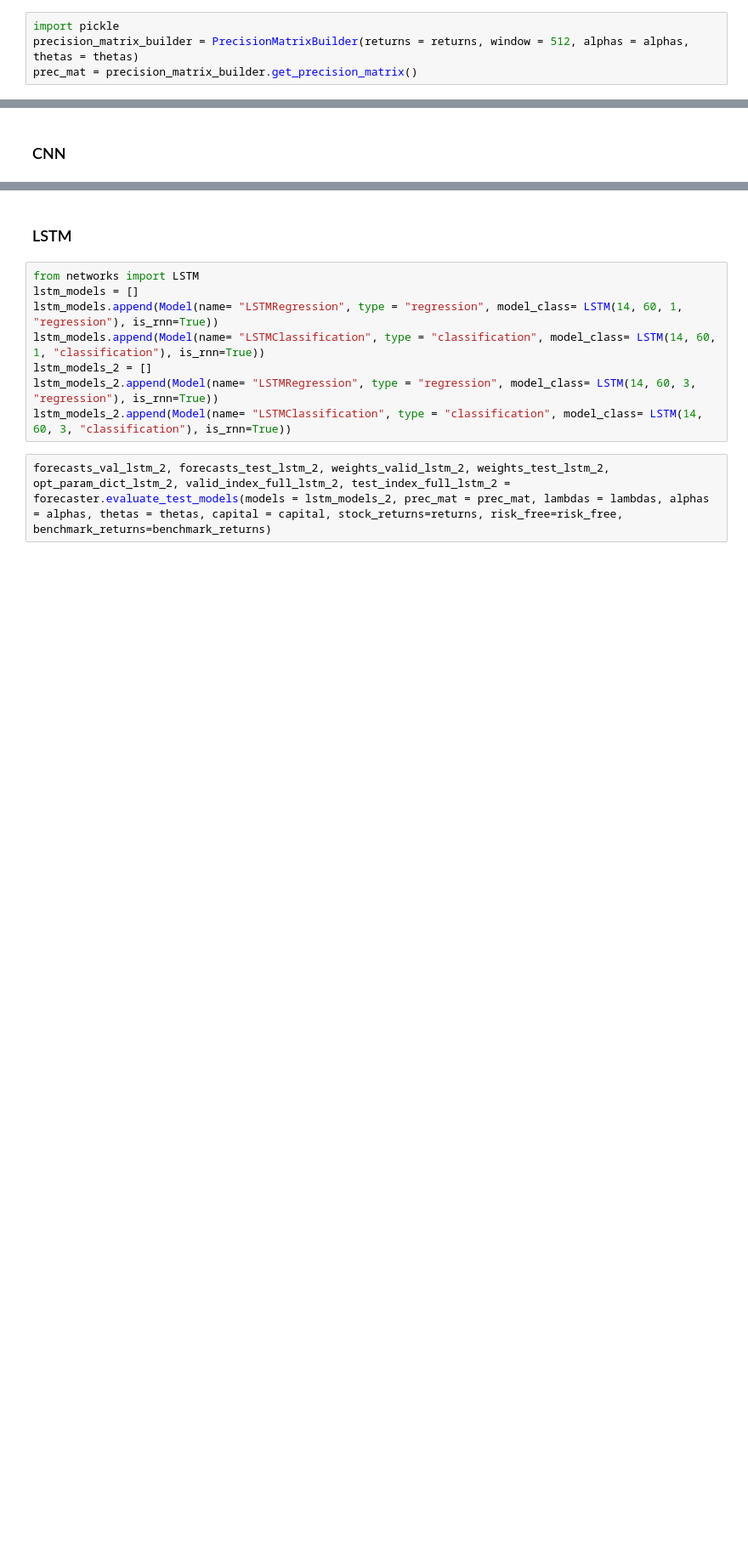
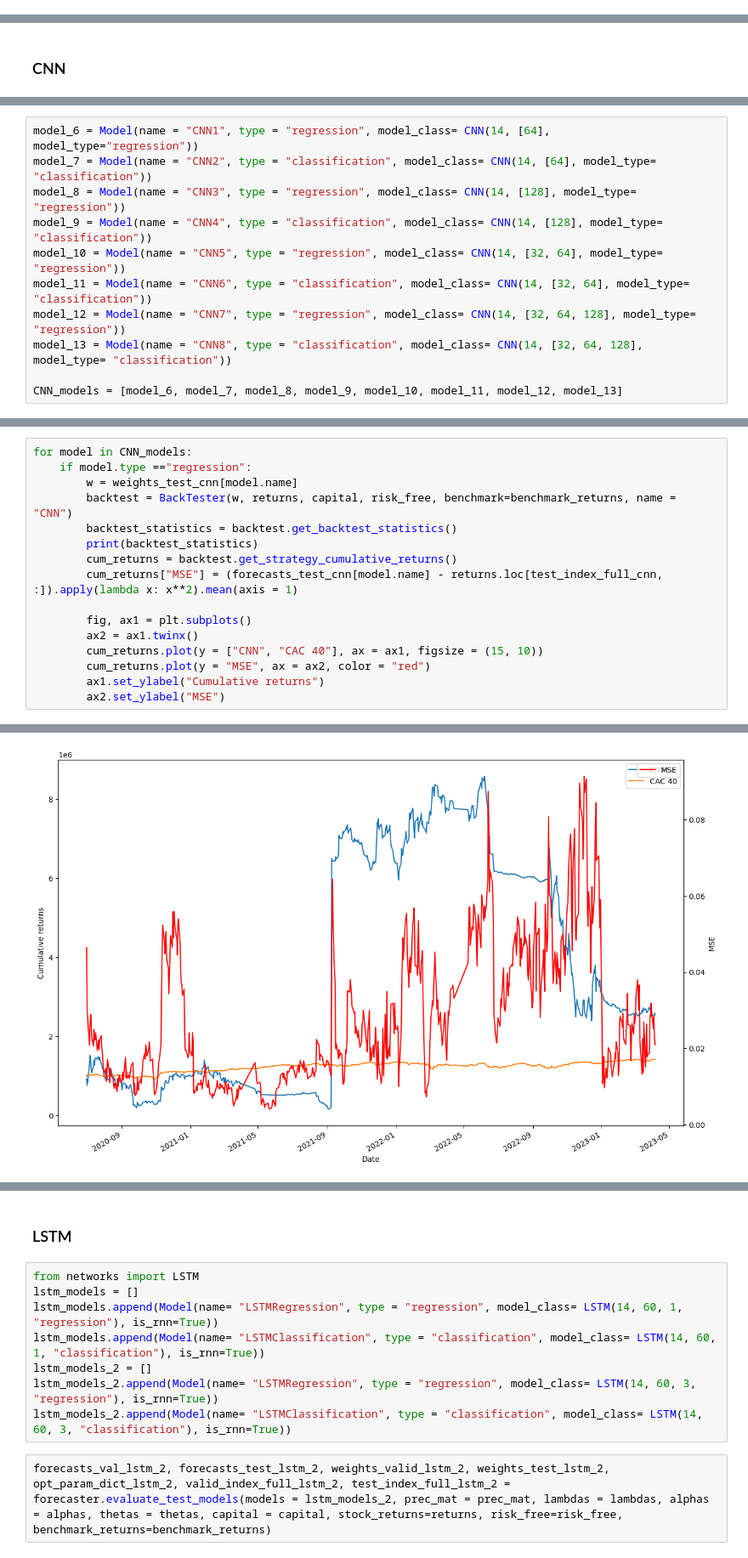
Before and after one commit to mattdimi/DLPSRP, a Jupyter notebook: ModelTesting.ipynb, the cells around one changed output, grey strips where cells are left out. Shown at 85% size. Cells and saved outputs as stored; diff of their text form; blank space fills up the shorter version.

```diff
--- a/ModelTesting.ipynb
+++ b/ModelTesting.ipynb
@@ -49,7 +45,3 @@ capital = config["capital"]
 returns = dataloader.load_returns()
 # %% [markdown]
 The following cells can be run once to download the precision matrix if it is not already saved.
-# %%
-import pickle
-precision_matrix_builder = PrecisionMatrixBuilder(returns = returns, window = 512, alphas = alphas, thetas = thetas)
-prec_mat = precision_matrix_builder.get_precision_matrix()
@@ -223,2 +189,13 @@ CNN_models = [model_6] #, model_7]
+# %%
+model_6 = Model(name = "CNN1", type = "regression", model_class= CNN(14, [64], model_type="regression"))
+model_7 = Model(name = "CNN2", type = "classification", model_class= CNN(14, [64], model_type= "classification"))
+model_8 = Model(name = "CNN3", type = "regression", model_class= CNN(14, [128], model_type= "regression"))
+model_9 = Model(name = "CNN4", type = "classification", model_class= CNN(14, [128], model_type= "classification"))
+model_10 = Model(name = "CNN5", type = "regression", model_class= CNN(14, [32, 64], model_type= "regression"))
+model_11 = Model(name = "CNN6", type = "classification", model_class= CNN(14, [32, 64], model_type= "classification"))
+model_12 = Model(name = "CNN7", type = "regression", model_class= CNN(14, [32, 64, 128], model_type= "regression"))
+model_13 = Model(name = "CNN8", type = "classification", model_class= CNN(14, [32, 64, 128], model_type= "classification"))
+
+CNN_models = [model_6, model_7, model_8, model_9, model_10, model_11, model_12, model_13]
 # %%
 forecasts_val_cnn, forecasts_test_cnn, weights_valid_cnn, weights_test_cnn, opt_param_dict_cnn, valid_index_full_cnn, test_index_full_cnn = forecaster.evaluate_test_models(models = CNN_models, prec_mat = prec_mat, lambdas = lambdas, alphas = alphas, thetas = thetas, capital = capital, stock_returns=returns, risk_free=risk_free, benchmark_returns=benchmark_returns)
@@ -231,0 +202,17 @@ RuntimeError: mat1 and mat2 shapes cannot be multiplied (64x32 and 64x64)
+# %%
+for model in CNN_models:
+    if model.type =="regression":
+        w = weights_test_cnn[model.name]
+        backtest = BackTester(w, returns, capital, risk_free, benchmark=benchmark_returns, name = "CNN")
+        backtest_statistics = backtest.get_backtest_statistics()
+        print(backtest_statistics)
+        cum_returns = backtest.get_strategy_cumulative_returns()
+        cum_returns["MSE"] = (forecasts_test_cnn[model.name] - returns.loc[test_index_full_cnn, :]).apply(lambda x: x**2).mean(axis = 1)
+
+        fig, ax1 = plt.subplots()
+        ax2 = ax1.twinx()
+        cum_returns.plot(y = ["CNN", "CAC 40"], ax = ax1, figsize = (15, 10))
+        cum_returns.plot(y = "MSE", ax = ax2, color = "red")
+        ax1.set_ylabel("Cumulative returns")
+        ax2.set_ylabel("MSE")
+# %% [output]
@@ -231,0 +236 @@ RuntimeError: mat1 and mat2 shapes cannot be multiplied (64x32 and 64x64)
+[figure, added]
```
Also changed, not shown: parts of 14 cells of this notebook, 2 other files.
